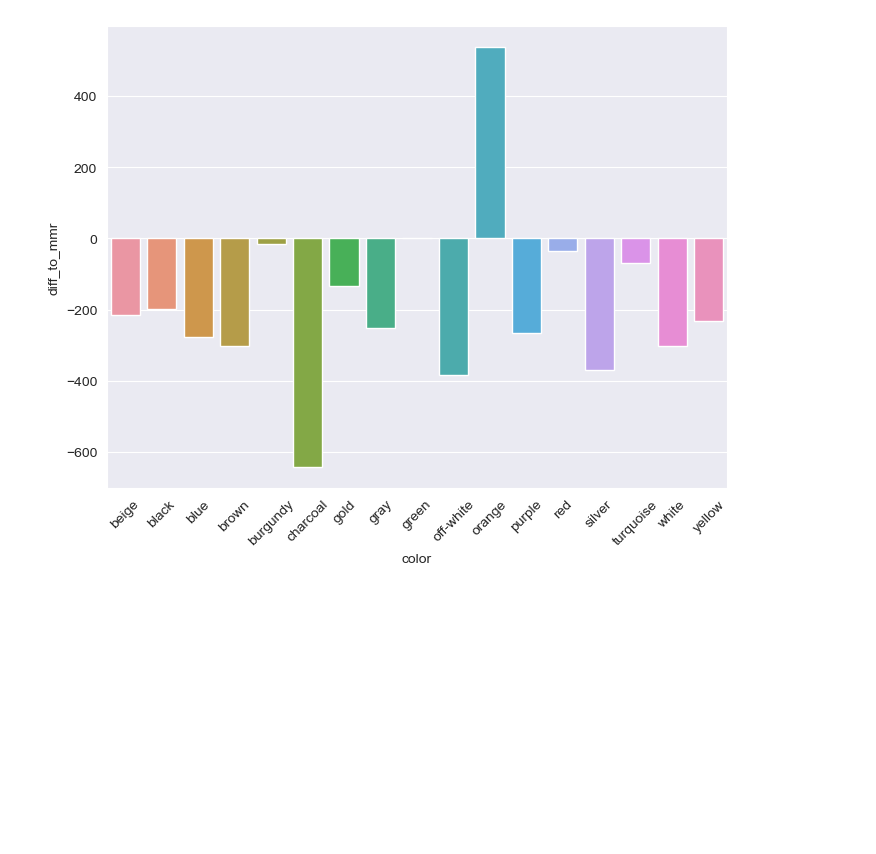
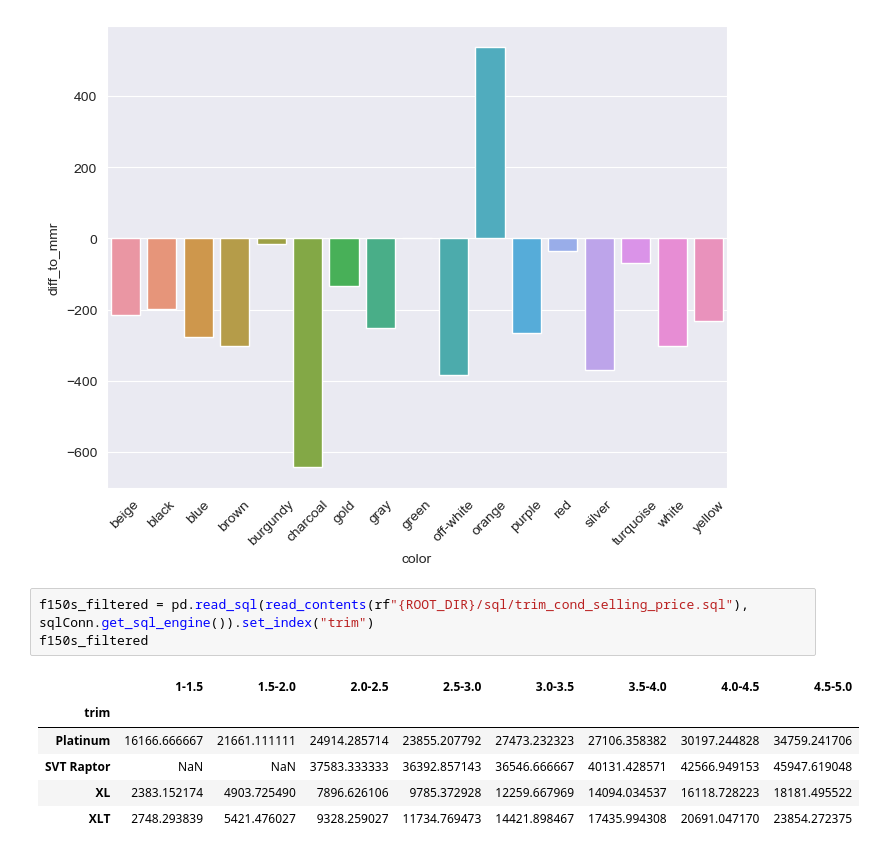
Before and after one commit to MeetPatel89/car_sales_analysis, a Jupyter notebook: notebook.ipynb, the cells around one changed output. Drawn from its saved outputs; the diff is of its cells as text; blank space fills up the shorter version.

```diff
--- a/notebook.ipynb
+++ b/notebook.ipynb
@@ -373,3 +374,13 @@ plt.xticks(rotation=45)
 plt.show()
 # %% [output]
 [figure]
+# %%
+f150s_filtered = pd.read_sql(read_contents(rf"{ROOT_DIR}/sql/trim_cond_selling_price.sql"), sqlConn.get_sql_engine()).set_index("trim")
+f150s_filtered
+# %% [output]
+|  | 1-1.5 | 1.5-2.0 | 2.0-2.5 | 2.5-3.0 | 3.0-3.5 | 3.5-4.0 | 4.0-4.5 | 4.5-5.0 |
+| trim |  |  |  |  |  |  |  |  |
+| Platinum | 16166.666667 | 21661.111111 | 24914.285714 | 23855.207792 | 27473.232323 | 27106.358382 | 30197.244828 | 34759.241706 |
+| SVT Raptor | NaN | NaN | 37583.333333 | 36392.857143 | 36546.666667 | 40131.428571 | 42566.949153 | 45947.619048 |
+| XL | 2383.152174 | 4903.725490 | 7896.626106 | 9785.372928 | 12259.667969 | 14094.034537 | 16118.728223 | 18181.495522 |
+| XLT | 2748.293839 | 5421.476027 | 9328.259027 | 11734.769473 | 14421.898467 | 17435.994308 | 20691.047170 | 23854.272375 |
```
Also changed, not shown: parts of 2 cells of this notebook, 1 other file.
